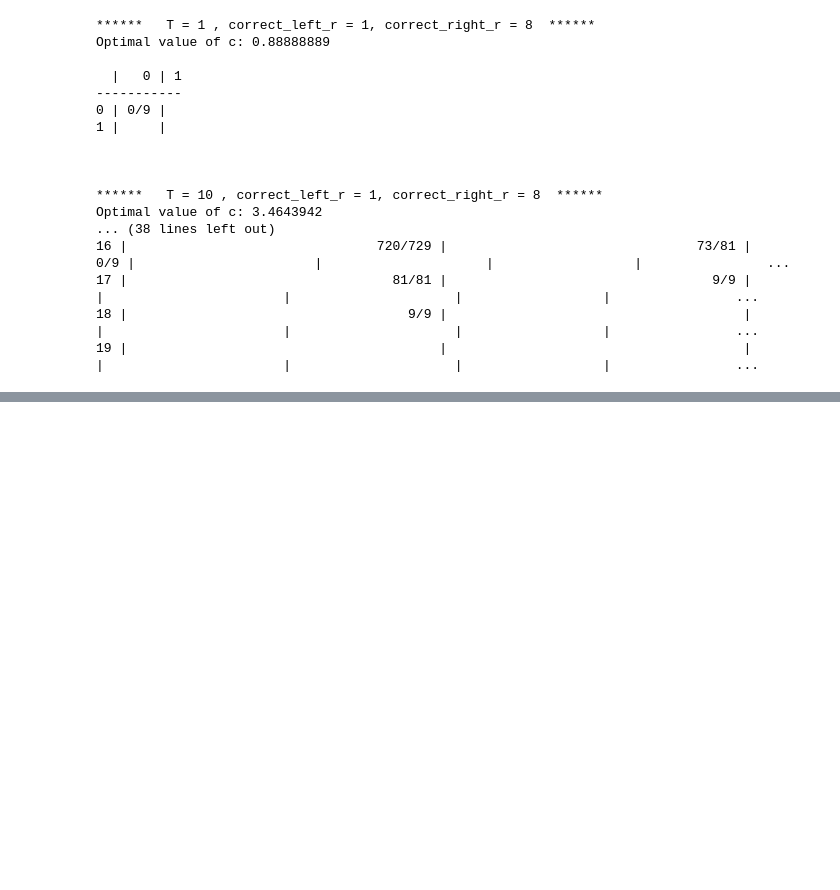
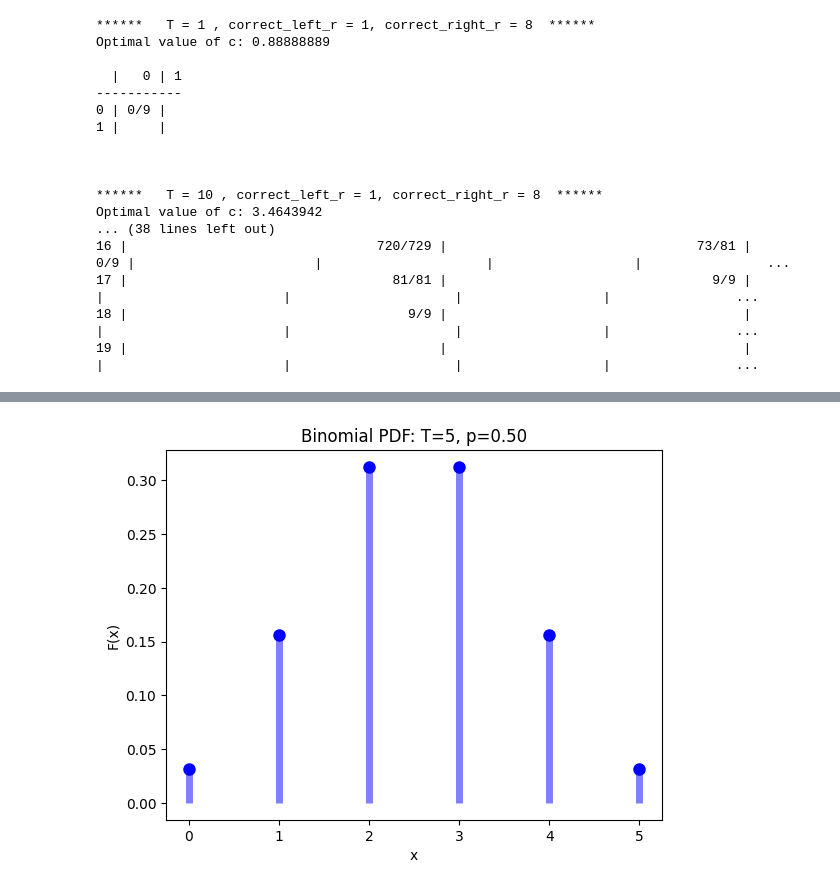
Before and after one commit to Hadartalisr/RL, a Jupyter notebook: LP/LP_test.ipynb, the cells around one changed output, grey strips where cells are left out. Drawn from its saved outputs; the diff is of its cells as text; code cells hidden in the pictures; blank space fills up the shorter version.

```diff
--- a/LP/LP_test.ipynb
+++ b/LP/LP_test.ipynb
@@ -417,0 +437,10 @@ Optimal value of c: 3.4643942
+# %%
+pdf = binom.pmf(x, T, p)
+plt.plot(x, pdf, 'bo', ms=8)
+plt.vlines(x, 0, pdf, colors='b', lw=5, alpha=0.5)
+plt.title('Binomial PDF: T=%i, p=%.2f' % (T, p))
+plt.xlabel('x')
+plt.ylabel('F(x)')
+plt.show()
+# %% [output]
+[figure, added]
```
Also changed, not shown: parts of 7 cells of this notebook, 1 other file.
